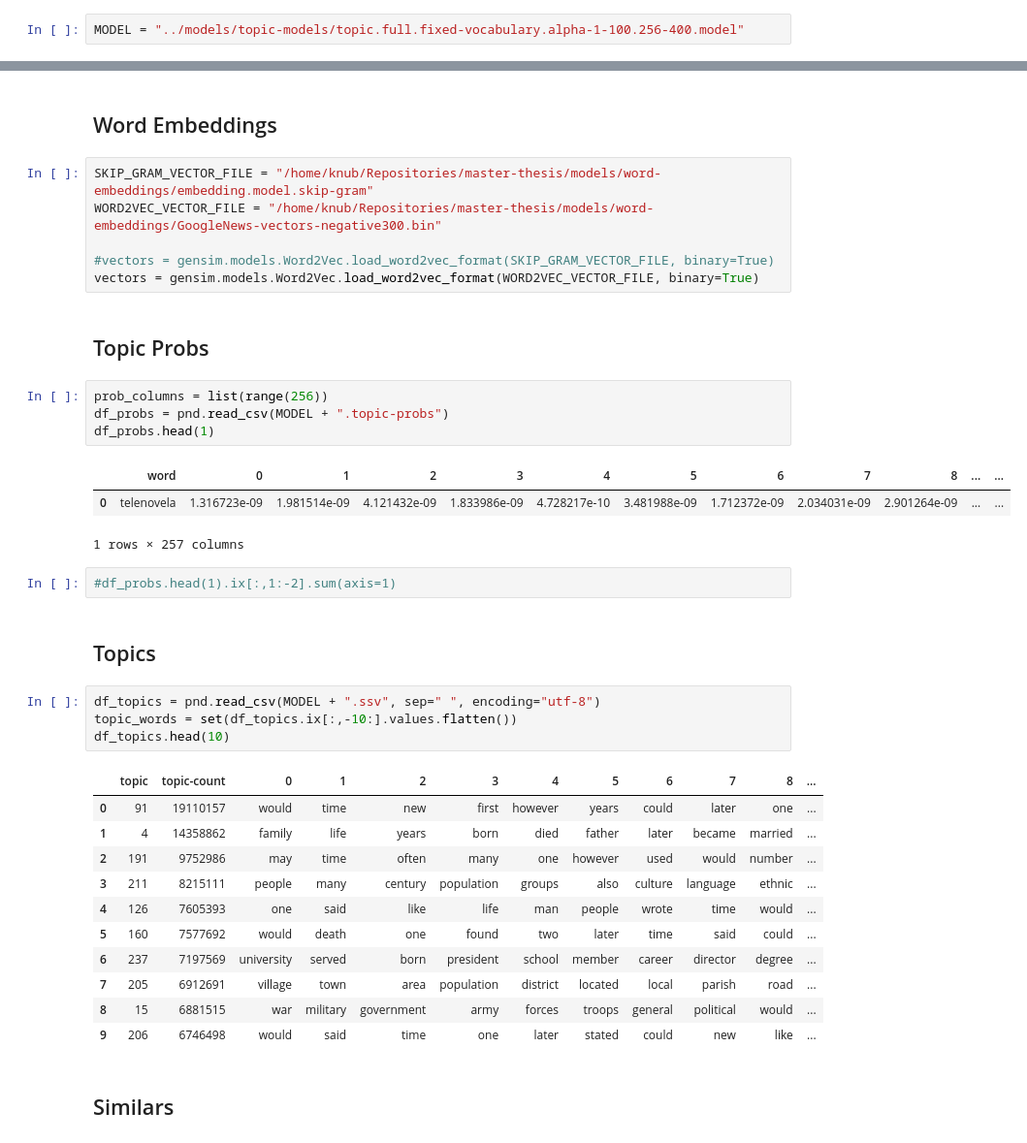
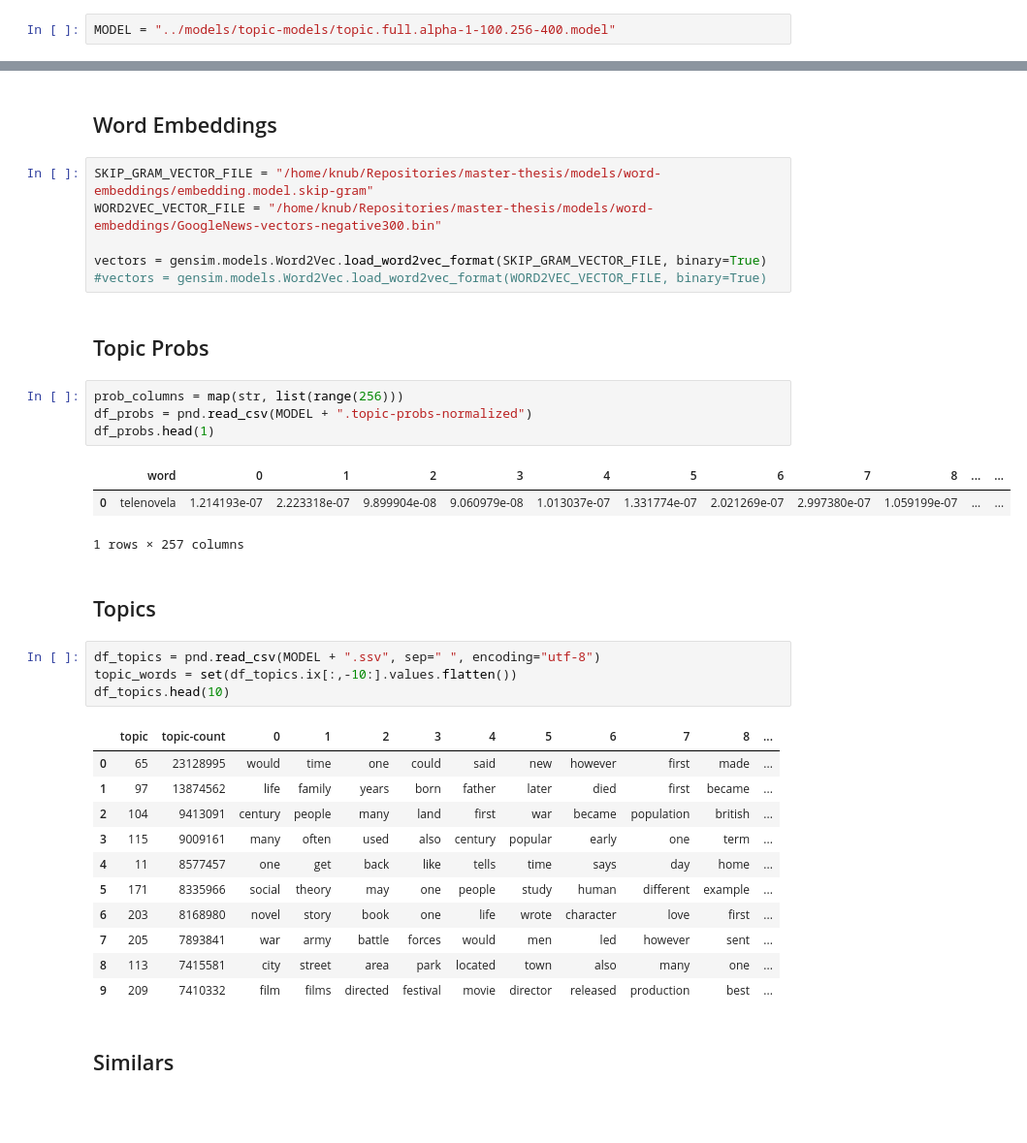
Before and after one commit to knub/master-thesis, a Jupyter notebook: notebooks/Topics.ipynb, the cells around one changed output, grey strips where cells are left out. Shown at 97% size. Cells and saved outputs as stored; diff of their text form; blank space fills up the shorter version.

```diff
--- a/notebooks/Topics.ipynb
+++ b/notebooks/Topics.ipynb
@@ -32,7 +32,7 @@ line-height:1.1em;
 </style>
 """)
 # %%
-MODEL = "../models/topic-models/topic.full.fixed-vocabulary.alpha-1-100.256-400.model"
+MODEL = "../models/topic-models/topic.full.alpha-1-100.256-400.model"
 # %% [markdown]
 # Evaluating strength of raw models
 # %% [markdown]
@@ -105,20 +105,18 @@ df_tc_results.sort_values(by="Analogy_Reasoning", ascending=False)
 SKIP_GRAM_VECTOR_FILE = "/home/knub/Repositories/master-thesis/models/word-embeddings/embedding.model.skip-gram"
 WORD2VEC_VECTOR_FILE = "/home/knub/Repositories/master-thesis/models/word-embeddings/GoogleNews-vectors-negative300.bin"
 
-#vectors = gensim.models.Word2Vec.load_word2vec_format(SKIP_GRAM_VECTOR_FILE, binary=True)
-vectors = gensim.models.Word2Vec.load_word2vec_format(WORD2VEC_VECTOR_FILE, binary=True)
+vectors = gensim.models.Word2Vec.load_word2vec_format(SKIP_GRAM_VECTOR_FILE, binary=True)
+#vectors = gensim.models.Word2Vec.load_word2vec_format(WORD2VEC_VECTOR_FILE, binary=True)
 # %% [markdown]
 ## Topic Probs
 # %%
-prob_columns = list(range(256))
-df_probs = pnd.read_csv(MODEL + ".topic-probs")
+prob_columns = map(str, list(range(256)))
+df_probs = pnd.read_csv(MODEL + ".topic-probs-normalized")
 df_probs.head(1)
 # %% [output]
 |  | word | 0 | 1 | 2 | 3 | 4 | 5 | 6 | 7 | 8 | ... | ... |
-| 0 | telenovela | 1.316723e-09 | 1.981514e-09 | 4.121432e-09 | 1.833986e-09 | 4.728217e-10 | 3.481988e-09 | 1.712372e-09 | 2.034031e-09 | 2.901264e-09 | ... | ... |
+| 0 | telenovela | 1.214193e-07 | 2.223318e-07 | 9.899904e-08 | 9.060979e-08 | 1.013037e-07 | 1.331774e-07 | 2.021269e-07 | 2.997380e-07 | 1.059199e-07 | ... | ... |
 1 rows × 257 columns
-# %%
-#df_probs.head(1).ix[:,1:-2].sum(axis=1)
 # %% [markdown]
 ## Topics
 # %%
@@ -127,16 +125,16 @@ topic_words = set(df_topics.ix[:,-10:].values.flatten())
 df_topics.head(10)
 # %% [output]
 |  | topic | topic-count | 0 | 1 | 2 | 3 | 4 | 5 | 6 | 7 | 8 | ... |
-| 0 | 91 | 19110157 | would | time | new | first | however | years | could | later | one | ... |
-| 1 | 4 | 14358862 | family | life | years | born | died | father | later | became | married | ... |
-| 2 | 191 | 9752986 | may | time | often | many | one | however | used | would | number | ... |
-| 3 | 211 | 8215111 | people | many | century | population | groups | also | culture | language | ethnic | ... |
-| 4 | 126 | 7605393 | one | said | like | life | man | people | wrote | time | would | ... |
-| 5 | 160 | 7577692 | would | death | one | found | two | later | time | said | could | ... |
-| 6 | 237 | 7197569 | university | served | born | president | school | member | career | director | degree | ... |
-| 7 | 205 | 6912691 | village | town | area | population | district | located | local | parish | road | ... |
-| 8 | 15 | 6881515 | war | military | government | army | forces | troops | general | political | would | ... |
-| 9 | 206 | 6746498 | would | said | time | one | later | stated | could | new | like | ... |
+| 0 | 65 | 23128995 | would | time | one | could | said | new | however | first | made | ... |
+| 1 | 97 | 13874562 | life | family | years | born | father | later | died | first | became | ... |
+| 2 | 104 | 9413091 | century | people | many | land | first | war | became | population | british | ... |
+| 3 | 115 | 9009161 | many | often | used | also | century | popular | early | one | term | ... |
+| 4 | 11 | 8577457 | one | get | back | like | tells | time | says | day | home | ... |
+| 5 | 171 | 8335966 | social | theory | may | one | people | study | human | different | example | ... |
+| 6 | 203 | 8168980 | novel | story | book | one | life | wrote | character | love | first | ... |
+| 7 | 205 | 7893841 | war | army | battle | forces | would | men | led | however | sent | ... |
+| 8 | 113 | 7415581 | city | street | area | park | located | town | also | many | one | ... |
+| 9 | 209 | 7410332 | film | films | directed | festival | movie | director | released | production | best | ... |
 # %% [markdown]
 ## Similars
 # %%
```
Also changed, not shown: parts of 18 cells of this notebook, 1 other file.
